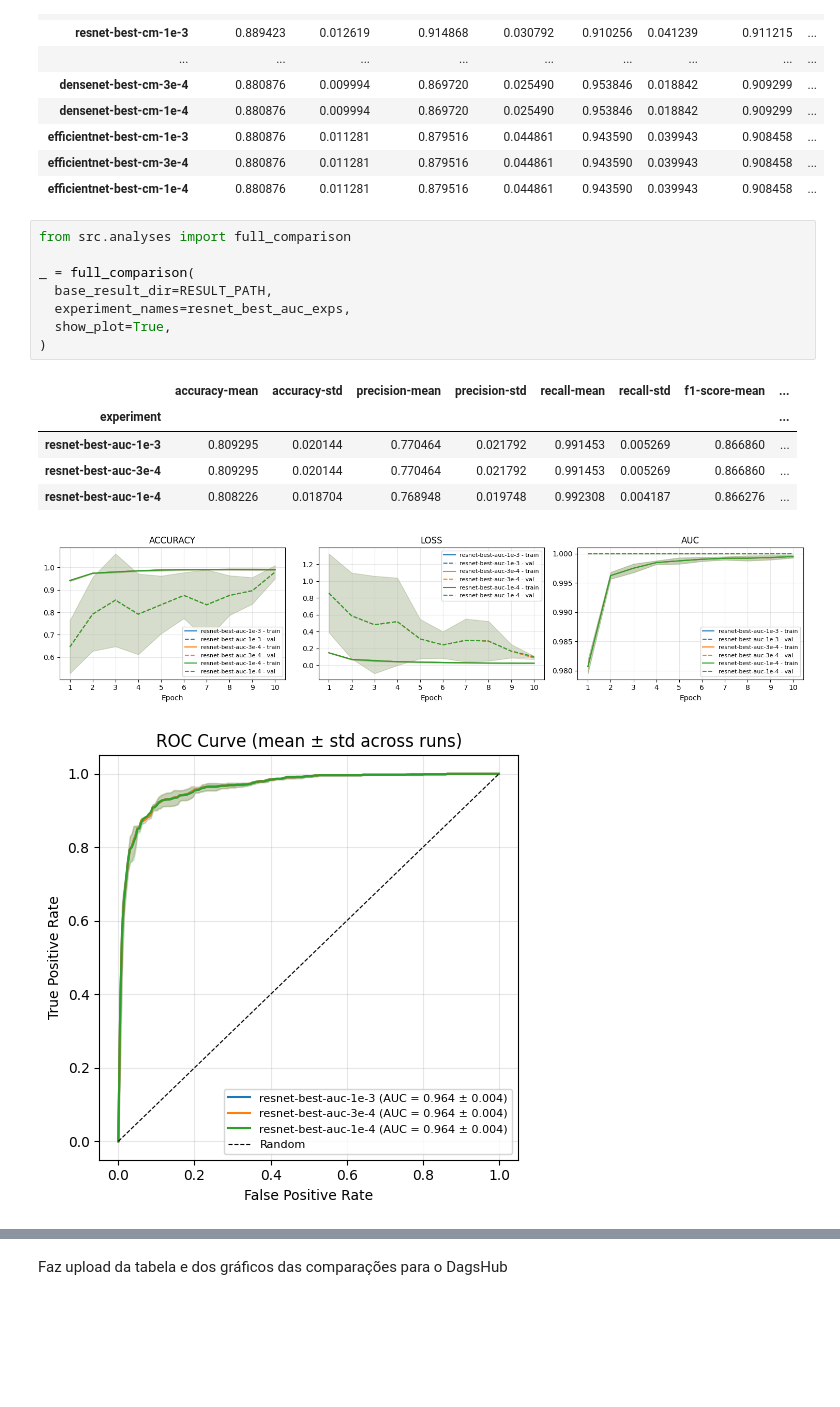
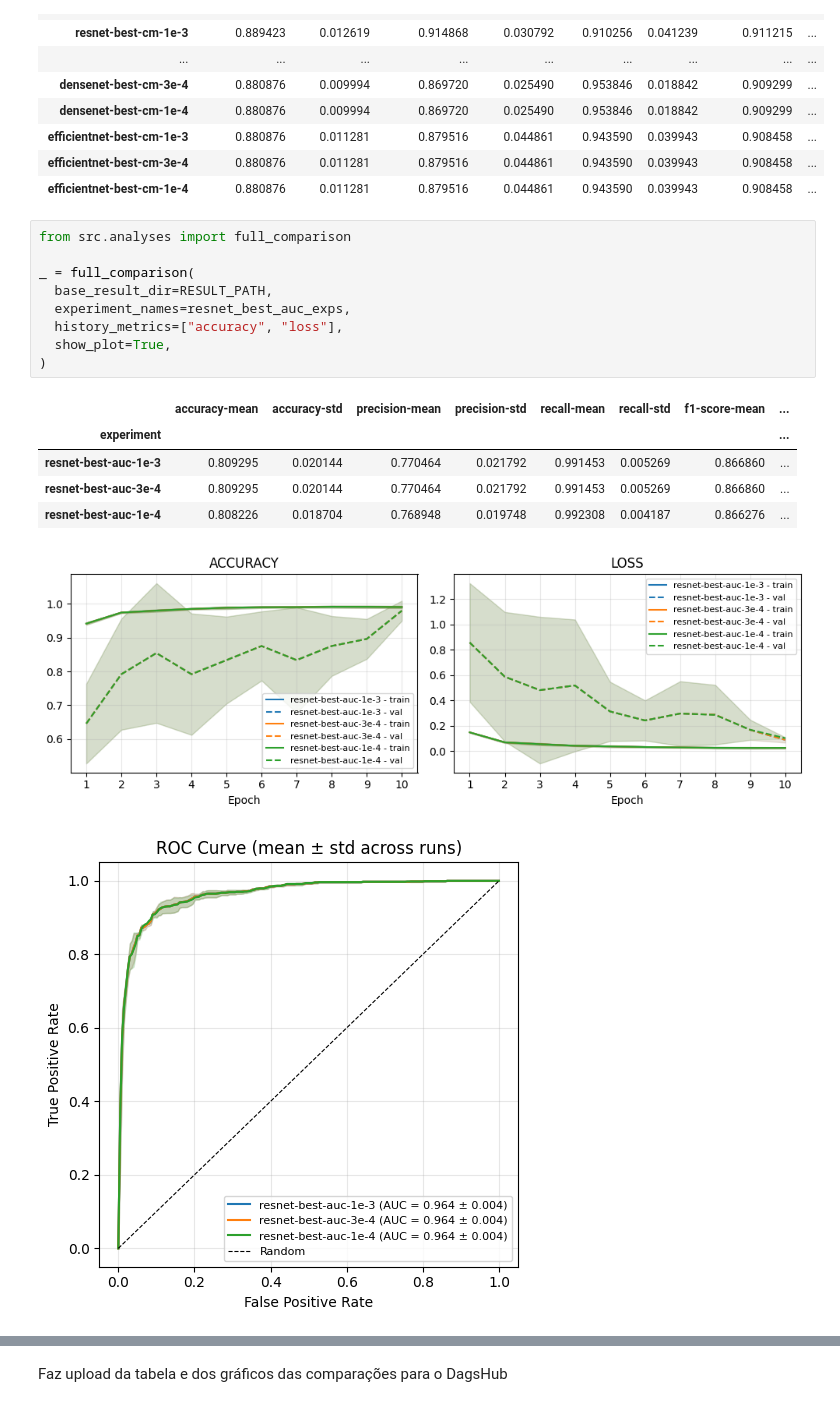
Before and after one commit to amartinsmg/classification-of-medical-images-using-cnn, a Jupyter notebook: notebooks/analyses/05_learning_rate.ipynb, the cells around one changed output, grey strips where cells are left out. Drawn from its saved outputs; the diff is of its cells as text; blank space fills up the shorter version.

```diff
--- a/notebooks/analyses/05_learning_rate.ipynb
+++ b/notebooks/analyses/05_learning_rate.ipynb
@@ -68,18 +60,19 @@ display(metrics)
 # %%
 from src.analyses import full_comparison
 
 _ = full_comparison(
   base_result_dir=RESULT_PATH,
   experiment_names=resnet_best_auc_exps,
+  history_metrics=["accuracy", "loss"],
   show_plot=True,
 )
 # %% [output]
 |  | accuracy-mean | accuracy-std | precision-mean | precision-std | recall-mean | recall-std | f1-score-mean | ... |
 | experiment |  |  |  |  |  |  |  | ... |
 | resnet-best-auc-1e-3 | 0.809295 | 0.020144 | 0.770464 | 0.021792 | 0.991453 | 0.005269 | 0.866860 | ... |
 | resnet-best-auc-3e-4 | 0.809295 | 0.020144 | 0.770464 | 0.021792 | 0.991453 | 0.005269 | 0.866860 | ... |
 | resnet-best-auc-1e-4 | 0.808226 | 0.018704 | 0.768948 | 0.019748 | 0.992308 | 0.004187 | 0.866276 | ... |
-[figure, old version]
+[figure, new version]
 [figure]
 [figure]
 # %%
```
Also changed, not shown: parts of 10 cells of this notebook.
